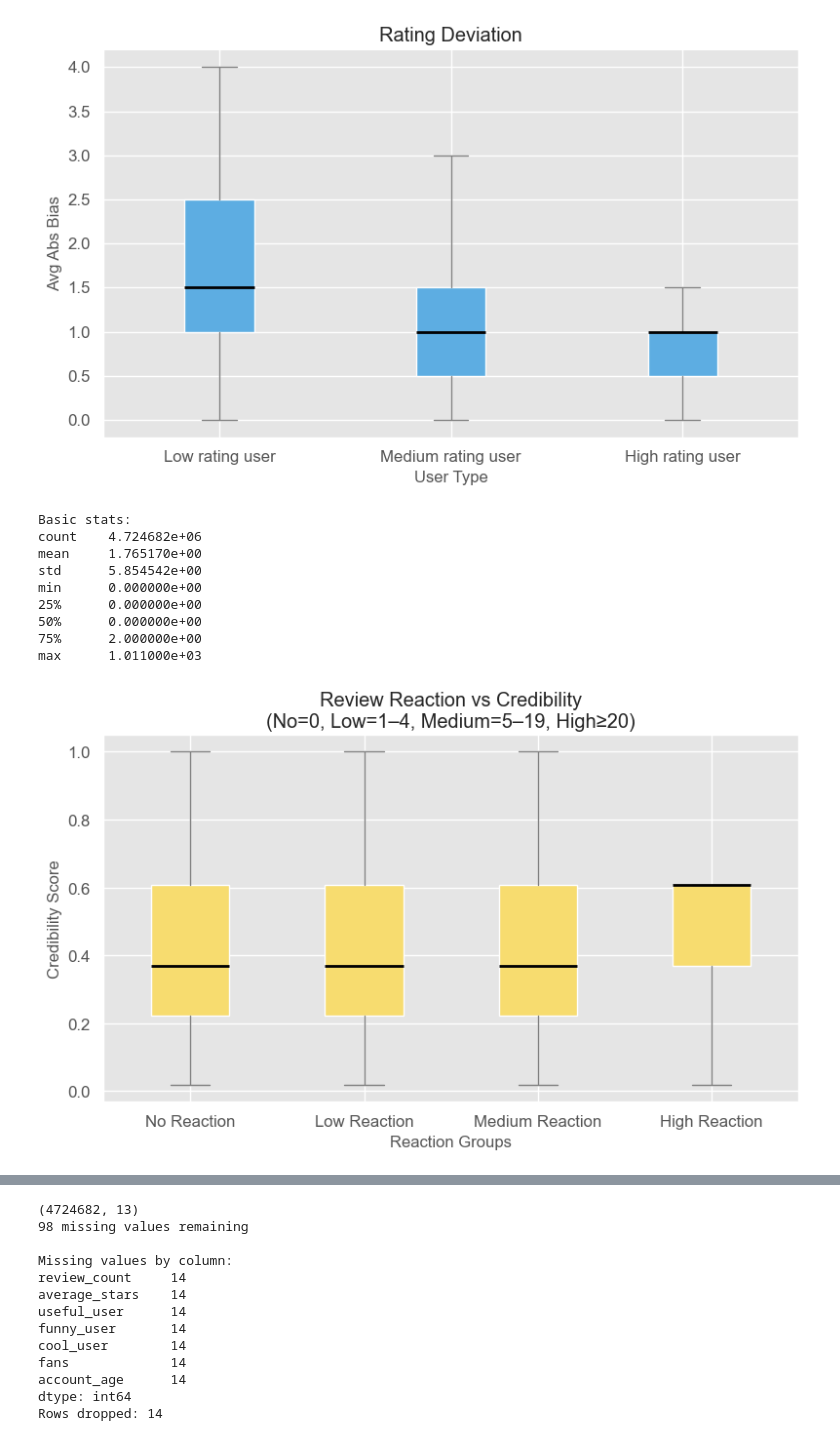
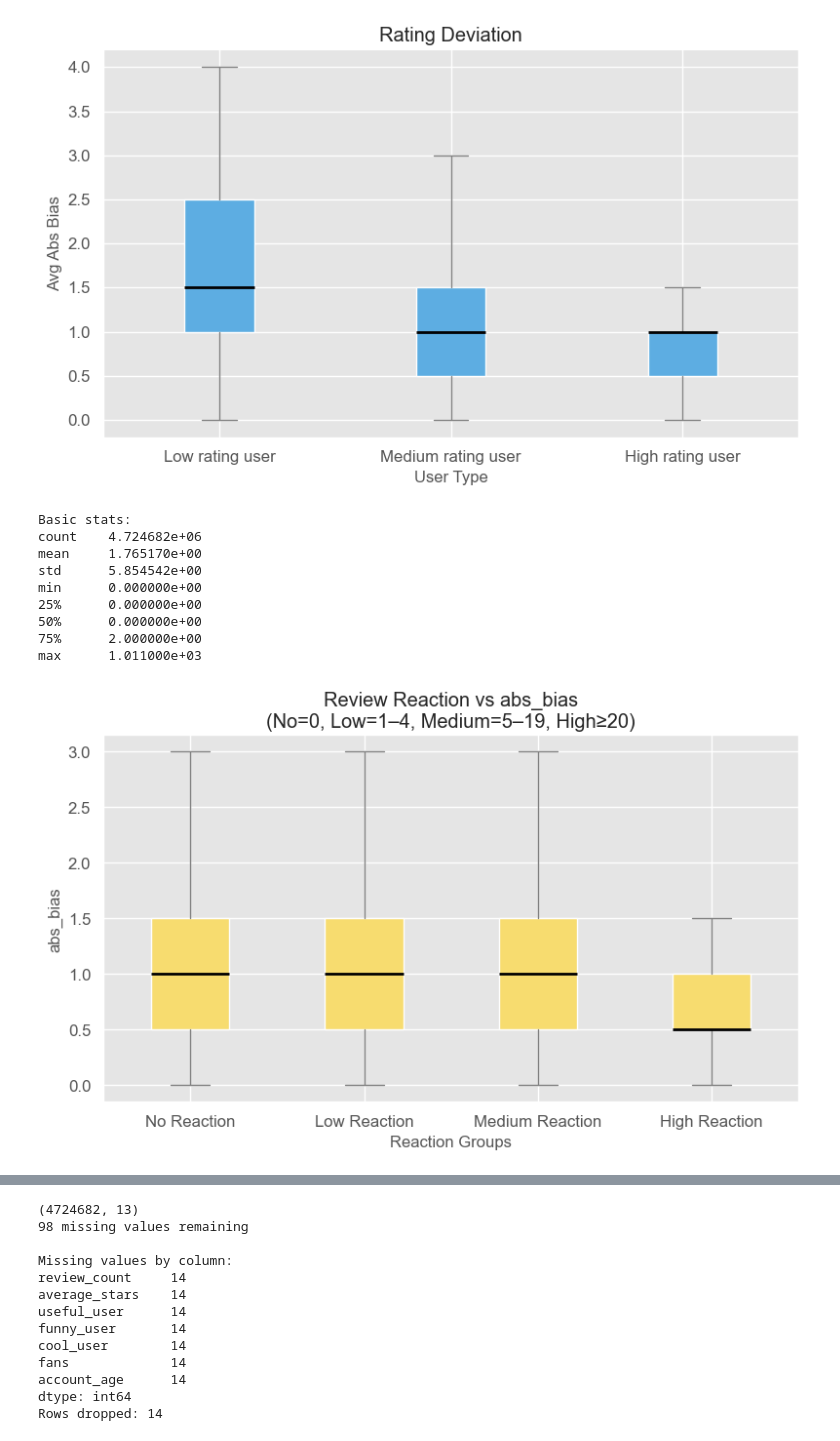
Before and after one commit to Bot-Tomchen/Data1030FinalProject, a Jupyter notebook: Final Project V1.ipynb, the cells around one changed output, grey strips where cells are left out. Cells and saved outputs as stored; diff of their text form; code cells hidden in the pictures.

```diff
--- a/Final Project V1.ipynb
+++ b/Final Project V1.ipynb
@@ -505,7 +505,7 @@ plt.show()
 # %% [output]
 [figure]
 # %%
-plot2 = df[['useful', 'funny', 'cool', 'credibility_score']].copy()
+plot2 = df_clean[['useful', 'funny', 'cool', 'abs_bias']].copy()
 plot2['reaction'] = plot2['useful'] + plot2['funny'] + plot2['cool']
 
 #check some basic data for classify age groups
@@ -527,36 +527,36 @@ def classify_interaction(x):
 plot2['reaction_group'] = plot2['reaction'].apply(classify_interaction)
 order = ["No Reaction", "Low Reaction", "Medium Reaction", "High Reaction"]
 
 # plot
 plt.figure(figsize=(8,5))
-data_to_plot = [plot2.loc[plot2['reaction_group'] == g, 'credibility_score'] for g in order]
+data_to_plot = [plot2.loc[plot2['reaction_group'] == g, 'abs_bias'] for g in order]
 
 plt.boxplot(
     data_to_plot,
     labels=order,
     patch_artist=True,
     boxprops=dict(facecolor='#F7DC6F', color='white'),
     medianprops=dict(color='black', linewidth=2),
     whiskerprops=dict(color='gray'),
     capprops=dict(color='gray'),
     showfliers=False
 )
 plt.xlabel("Reaction Groups")
-plt.ylabel("Credibility Score")
-plt.title("Review Reaction vs Credibility\n"
+plt.ylabel('abs_bias')
+plt.title("Review Reaction vs abs_bias\n"
           "(No=0, Low=1–4, Medium=5–19, High≥20)")
 plt.tight_layout()
 plt.show()
 # %% [output]
 Basic stats:
 count    4.724682e+06
 mean     1.765170e+00
 std      5.854542e+00
 min      0.000000e+00
 25%      0.000000e+00
 50%      0.000000e+00
 75%      2.000000e+00
 max      1.011000e+03
-[figure, old version]
+[figure, new version]
 # %%
 #plot 3
```
Also changed, not shown: parts of 3 cells of this notebook.
